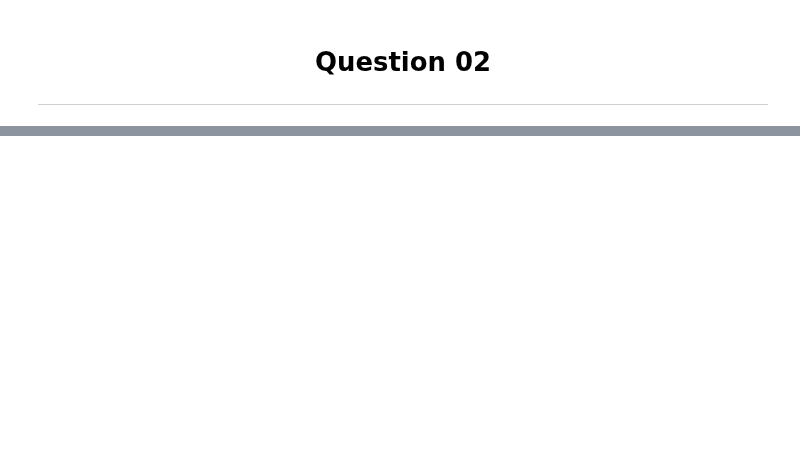
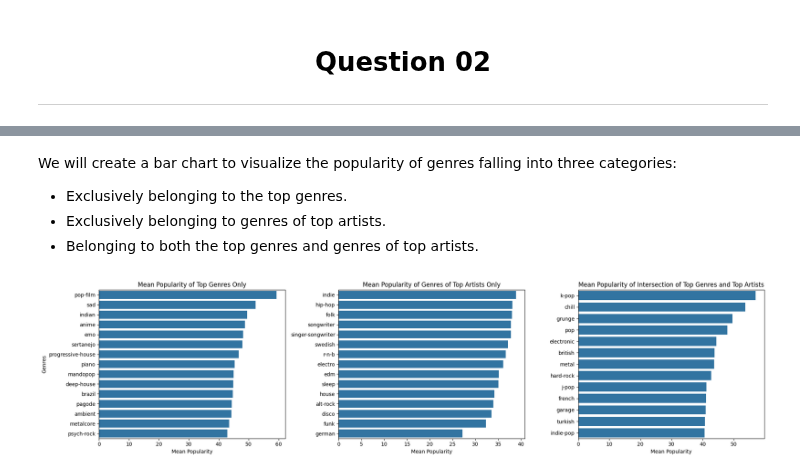
Before and after one commit to duongtruongbinh/Prog4DS_FinalProject, a Jupyter notebook: Question02.ipynb, the cells around one changed output, grey strips where cells are left out. Saved outputs shown, nothing was run; the diff lists cells and outputs as text; code cells hidden in the pictures; blank space fills up the shorter version.

```diff
--- a/Question02.ipynb
+++ b/Question02.ipynb
@@ -40,0 +143,37 @@ romance
+# %% [markdown]
+We will create a bar chart to visualize the popularity of genres falling into three categories:
+
+- Exclusively belonging to the top genres.
+- Exclusively belonging to genres of top artists.
+- Belonging to both the top genres and genres of top artists.
+# %%
+top_genres_only = list(set(top_genres) - set(genres_artists))
+genres_artists_only = list(set(genres_artists) - set(top_genres))
+intersection = list(set(top_genres) & set(genres_artists))
+
+top_genres_only = df[df['track_genre'].isin(top_genres_only)].groupby('track_genre')['popularity'].mean().sort_values(ascending=False).head(15)
+genres_artists_only = df[df['track_genre'].isin(genres_artists_only)].groupby('track_genre')['popularity'].mean().sort_values(ascending=False).head(15)
+intersection = df[df['track_genre'].isin(intersection)].groupby('track_genre')['popularity'].mean().sort_values(ascending=False)
+
+fig, axes = plt.subplots(1, 3, figsize=(20, 5))
+
+sns.barplot(x=top_genres_only.values, y=top_genres_only.index, ax=axes[0])
+axes[0].set_title('Mean Popularity of Top Genres Only')
+axes[0].set_xlabel('Mean Popularity')
+axes[0].set_ylabel('Genres')
+
+sns.barplot(x=genres_artists_only.values, y=genres_artists_only.index, ax=axes[1])
+axes[1].set_title('Mean Popularity of Genres of Top Artists Only')
+axes[1].set_xlabel('Mean Popularity')
+axes[1].set_ylabel('')
+
+sns.barplot(x=intersection.values, y=intersection.index, ax=axes[2])
+axes[2].set_title('Mean Popularity of Intersection of Top Genres and Top Artists')
+axes[2].set_xlabel('Mean Popularity')
+axes[2].set_ylabel('')
+
+
+plt.tight_layout()
+plt.show()
+# %% [output]
+[figure, added]
```
Also changed, not shown: parts of 20 cells of this notebook, 1 other file.
